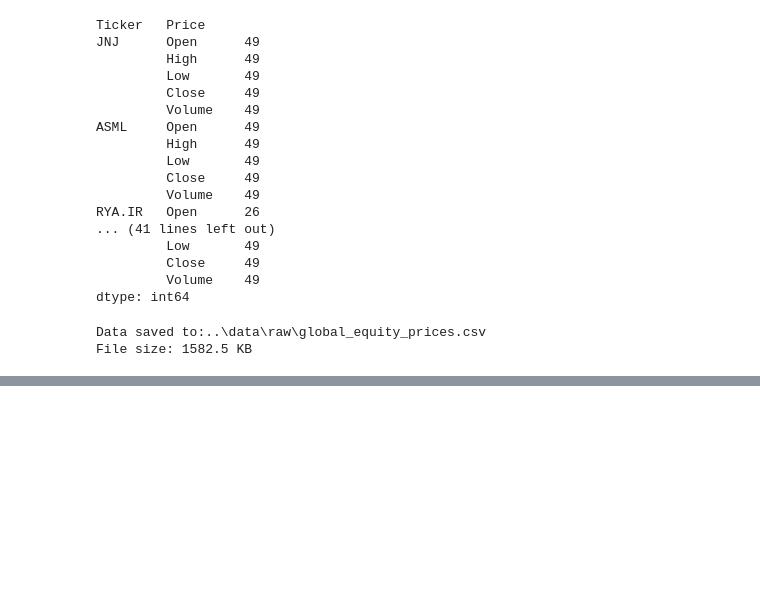
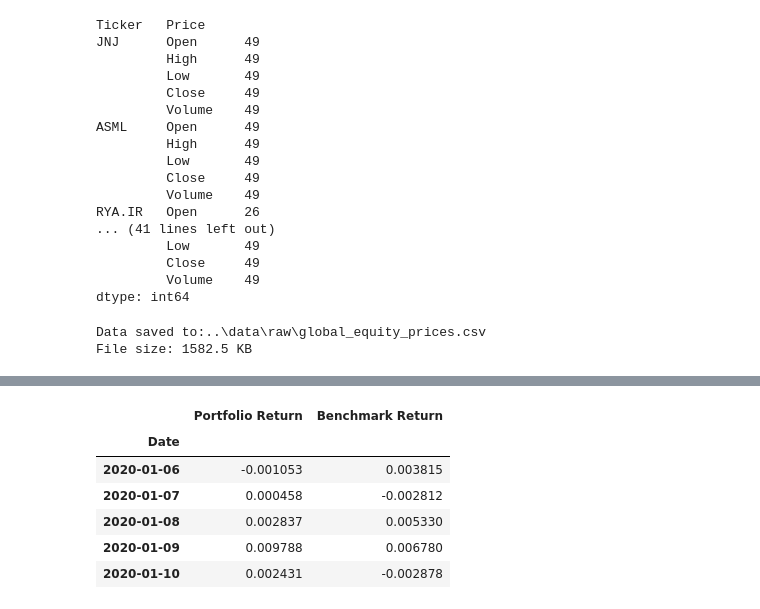
Before and after one commit to Anoyjit/equity-portfolio-intelligence, a Jupyter notebook: notebooks/02_download_market_data.ipynb, the cells around one changed output, grey strips where cells are left out. Cells and saved outputs as stored; diff of their text form; code cells hidden in the pictures; blank space fills up the shorter version.

```diff
--- a/notebooks/02_download_market_data.ipynb
+++ b/notebooks/02_download_market_data.ipynb
@@ -117,0 +210,18 @@ saved_data = pd.read_csv(output_file, header=[0,1], index_col=0, parse_dates)
+# %%
+#Securities included in the portfolio
+portfolio_securities = ["AAPL", "MSFT", "NVDA", "JPM", "JNJ", "XOM", "ASML", "NESN.SW","SAP.DE", "RYA.IR"]
+
+#Equal weight for each security
+portfolio_weight = 1/len(portfolio_securities)
+
+#Create a dictionary of weights
+portfolio_weights = {
+    ticker: portfolio_weight for ticker in portfolio_securities
+}
+
+#Convert to a pandas Series
+weights = pd.Series(portfolio_weights)
+
+#Check that weights sum to 1
+print(weights)
+print("\nTotal portfolio weight:", weights.sum())
@@ -117,0 +242,12 @@ saved_data = pd.read_csv(output_file, header=[0,1], index_col=0, parse_dates)
+# %%
+# Select only portfolio securities
+portfolio_returns = daily_returns[portfolio_securities]
+
+#Calculate daily portfolio return using weights
+portfolio_daily_return= portfolio_returns.mul(weights, axis=1).sum(axis=1)
+
+#Convert to a DataFrame for easier analysis
+portfolio_daily_return = portfolio_daily_return.to_frame(name="Portfolio Return")
+
+#Inspect the result
+portfolio_daily_return.head()
@@ -117,0 +262,18 @@ saved_data = pd.read_csv(output_file, header=[0,1], index_col=0, parse_dates)
+# %%
+#Extract benchmark returns
+benchmark_daily_return = daily_returns[["SPY"]].copy()
+benchmark_daily_return.columns = ["Benchmark Return"]
+
+#Combine portfolio and benchhmark returns
+performance_data = portfolio_daily_return.join(benchmark_daily_return, how="inner")
+
+#Inspect the result
+performance_data.head()
+# %% [output]
+|  | Portfolio Return | Benchmark Return |
+| Date |  |  |
+| 2020-01-06 | -0.001053 | 0.003815 |
+| 2020-01-07 | 0.000458 | -0.002812 |
+| 2020-01-08 | 0.002837 | 0.005330 |
+| 2020-01-09 | 0.009788 | 0.006780 |
+| 2020-01-10 | 0.002431 | -0.002878 |
```
Also changed, not shown: parts of 12 cells of this notebook, 3 other files.
